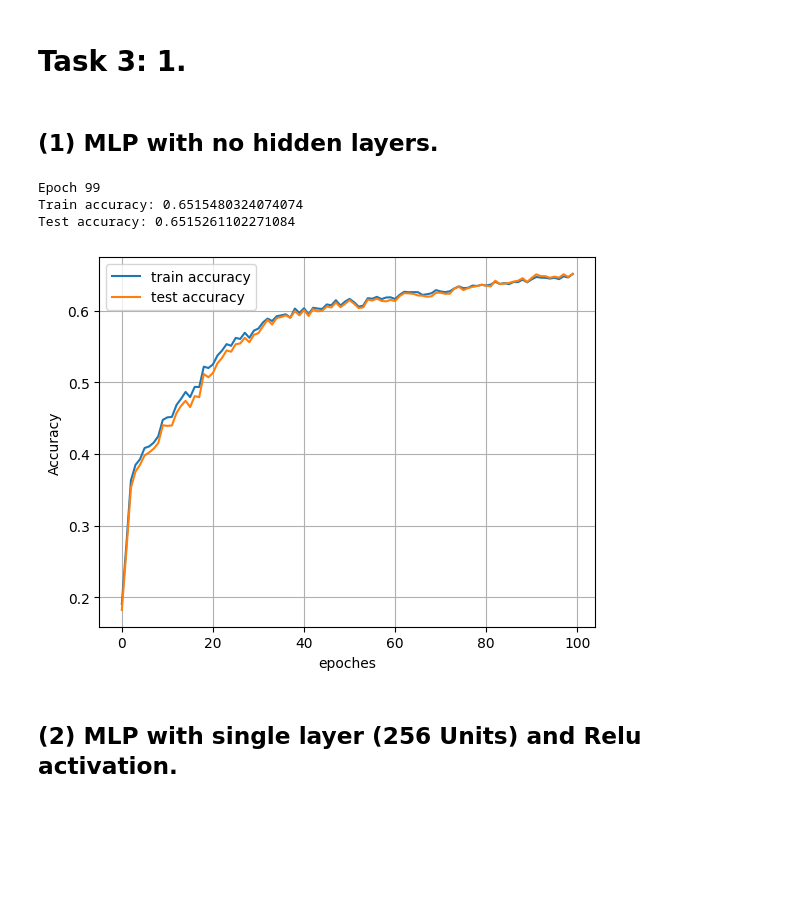
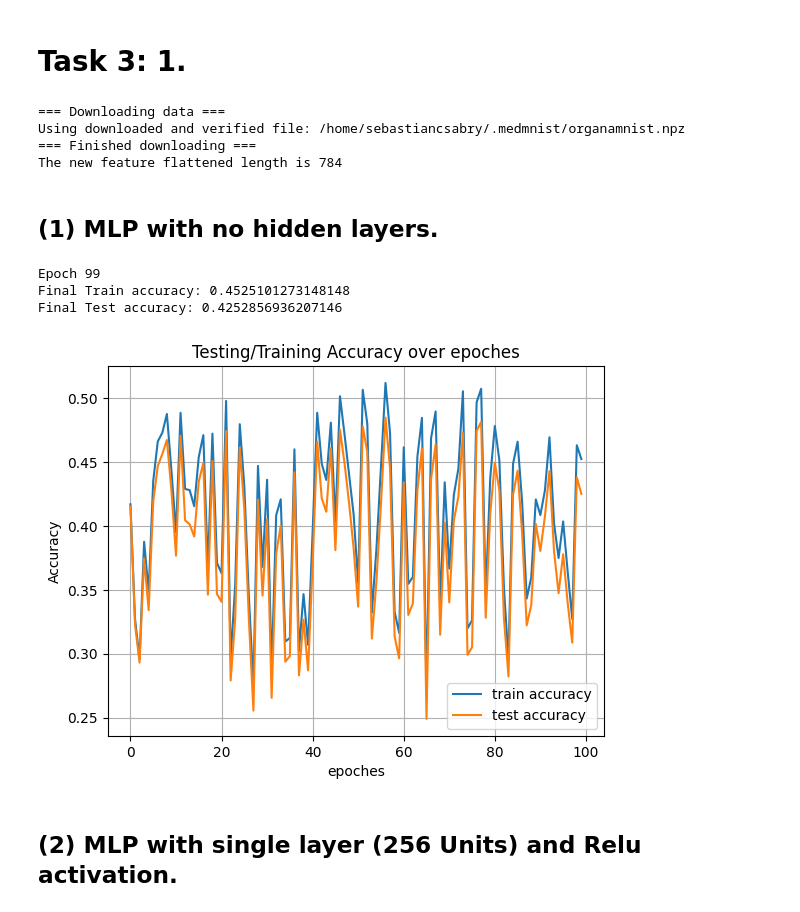
Before and after one commit to sebastian9991/ClassificationImageData-MLP-and-CNN, a Jupyter notebook: miniproject.ipynb, the cells around one changed output. Drawn from its saved outputs; the diff is of its cells as text; code cells hidden in the pictures; blank space fills up the shorter version.

```diff
--- a/miniproject.ipynb
+++ b/miniproject.ipynb
@@ -94,3 +27,41 @@ train_dataset.montage(length=20)
+# %%
+def get_data(normalized = True, data_flag = 'organamnist', size = 28):
+    download = True
+    info = INFO[data_flag]
+    task = info['task']
+    n_channels = info['n_channels']
+    n_classes = len(info['label'])
+    DataClass = getattr(medmnist, info['python_class'])
+
+
+    # preprocessing
+    if normalized:
+        data_transform = transforms.Compose([
+            transforms.ToTensor(),
+            transforms.Normalize(mean=[0], std = [1])
+        ])
+    else:
+        data_transform = transforms.Compose([
+            transforms.ToTensor(),
+        ])
+
+
+    # load the data
+    print("=== Downloading data ===")
+    train_dataset = DataClass(split='train', transform=data_transform, download=download, size = size)
+    print("=== Finished downloading ===")
+
+    X = np.array([train_dataset[i][0].numpy() for i in range(len(train_dataset))])  # Image data as numpy array
+    y = np.array([train_dataset[i][1] for i in range(len(train_dataset))])  # Labels
+    n_features= X.shape[2]*X.shape[3]
+    print(f"The new feature flattened length is {n_features}")
+    x = X.reshape(-1, n_features)
+    y = np.eye(11)[y]
+    y = np.squeeze(y)
+    X_train, X_test = train_test_split(x, test_size=0.2, random_state=42)
+    y_train, y_test = train_test_split(y, test_size= 0.2, random_state=42)
+
+    return X_train, y_train, X_test, y_test
 # %% [markdown]
 # Task 2: Implement a Multilayer Perceptron
 # %% [markdown]
@@ -100,15 +71,22 @@ from mlp import MLPSoftmax, ActivationFunction,  ReLU, ReLU_derivative, random_i
+# %%
+X_train, y_train, X_test, y_test = get_data()
+# %% [output]
+=== Downloading data ===
+Using downloaded and verified file: /home/sebastiancsabry/.medmnist/organamnist.npz
+=== Finished downloading ===
+The new feature flattened length is 784
 # %% [markdown]
 ## (1) MLP with no hidden layers.
 # %%
 activation_loss_function = ActivationFunction(func=softmax, derivative=softmax_derivative)
-mlp_no_hidden_layers = MLPSoftmax(initalizer=random_initalizer, loss_activation= activation_loss_function,  activation_function=None, layer_sizes=[784, 11]) #We know the dimensions from torch.flatten()
+mlp_no_hidden_layers = MLPSoftmax(initalizer=random_initalizer, activation_functions=[activation_loss_function], layer_sizes=[784, 11]) #We know the dimensions from torch.flatten()
 mlp_no_hidden_layers.fit(X_train= X_train, y_train= y_train, X_test=X_test, y_test=y_test, learning_rate=0.01,
-                         epochs=100, batch=64, termination_condition=1e-2, max_iters=100, plot=True)
+                         epochs=100, batch=256, termination_condition=1e-3, max_iters=100, plot=True)
 # %% [output]
 Epoch 99
-Train accuracy: 0.6515480324074074
-Test accuracy: 0.6515261102271084
+Final Train accuracy: 0.4525101273148148
+Final Test accuracy: 0.4252856936207146
-[figure, old version]
+[figure, new version]
 # %% [markdown]
 ## (2) MLP with single layer (256 Units) and Relu activation.
 # %%
```
Also changed, not shown: parts of 46 cells of this notebook, 2 other files.
